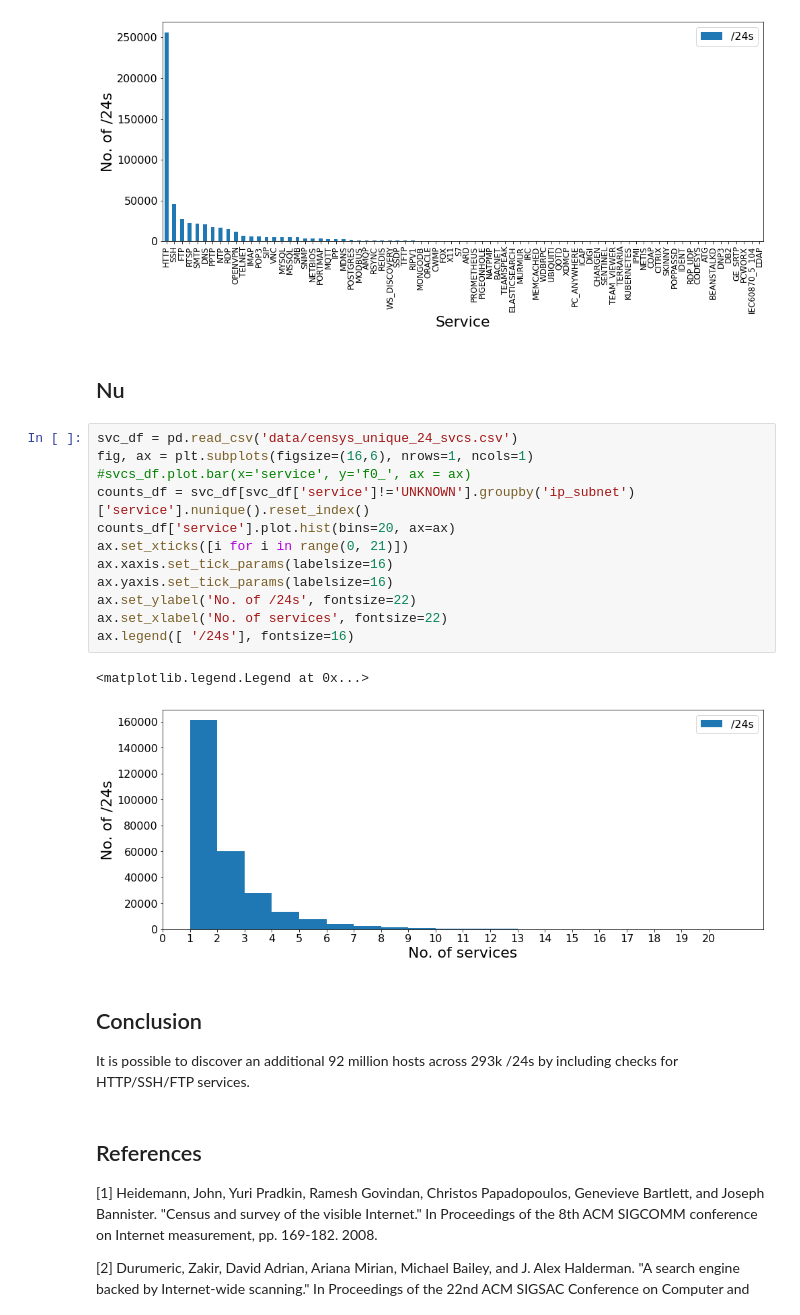
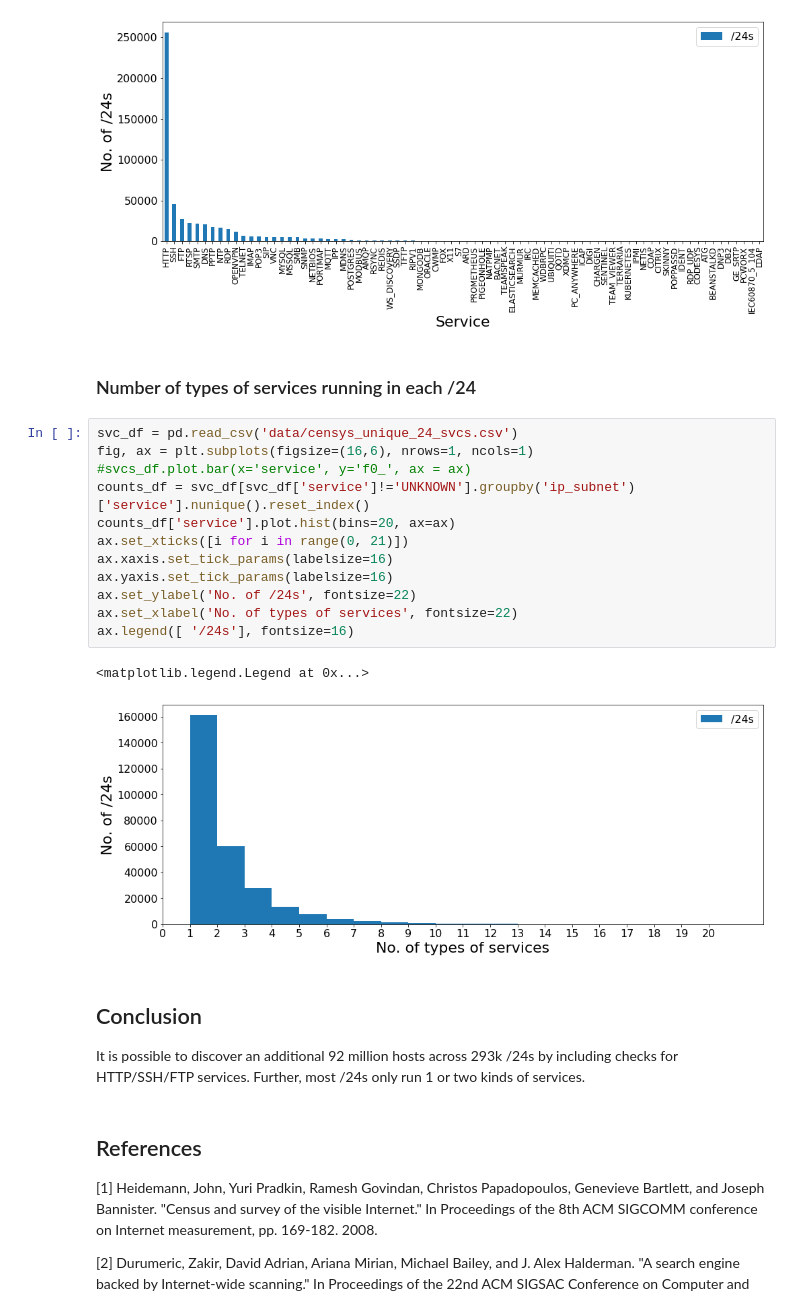
Before and after one commit to Manasvini/ids-project, a Jupyter notebook: Final Project.ipynb, the cells around one changed output. Saved outputs shown, nothing was run; the diff lists cells and outputs as text.

```diff
--- a/Final Project.ipynb
+++ b/Final Project.ipynb
@@ -415,26 +415,26 @@ ax.legend([ '/24s'], fontsize=16)
 # %% [output]
 <matplotlib.legend.Legend at 0x...>
 [figure]
-# %% [markdown]
-## Nu
+# %% [markdown]
+### Number of types of services running in each /24
 # %%
 svc_df = pd.read_csv('data/censys_unique_24_svcs.csv')
 fig, ax = plt.subplots(figsize=(16,6), nrows=1, ncols=1)
 #svcs_df.plot.bar(x='service', y='f0_', ax = ax)
 counts_df = svc_df[svc_df['service']!='UNKNOWN'].groupby('ip_subnet')['service'].nunique().reset_index()
 counts_df['service'].plot.hist(bins=20, ax=ax)
 ax.set_xticks([i for i in range(0, 21)])
 ax.xaxis.set_tick_params(labelsize=16)
 ax.yaxis.set_tick_params(labelsize=16)
 ax.set_ylabel('No. of /24s', fontsize=22)
-ax.set_xlabel('No. of services', fontsize=22)
+ax.set_xlabel('No. of types of services', fontsize=22)
 ax.legend([ '/24s'], fontsize=16)
 # %% [output]
 <matplotlib.legend.Legend at 0x...>
-[figure, old version]
+[figure, new version]
 # %% [markdown]
 ## Conclusion
-It is possible to discover an additional 92 million hosts across 293k /24s by including checks for HTTP/SSH/FTP services.
+It is possible to discover an additional 92 million hosts across 293k /24s by including checks for HTTP/SSH/FTP services. Further, most /24s only run 1 or two kinds of services.
 # %% [markdown]
 
 ## References
```
Also changed, not shown: parts of 3 cells of this notebook.
